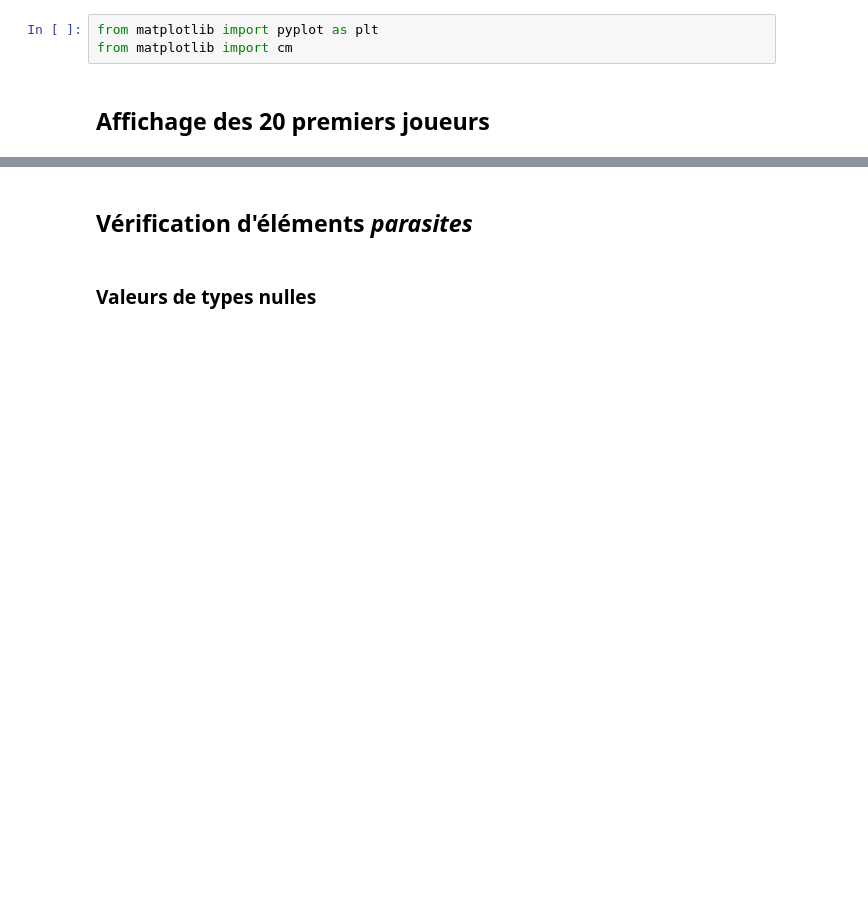
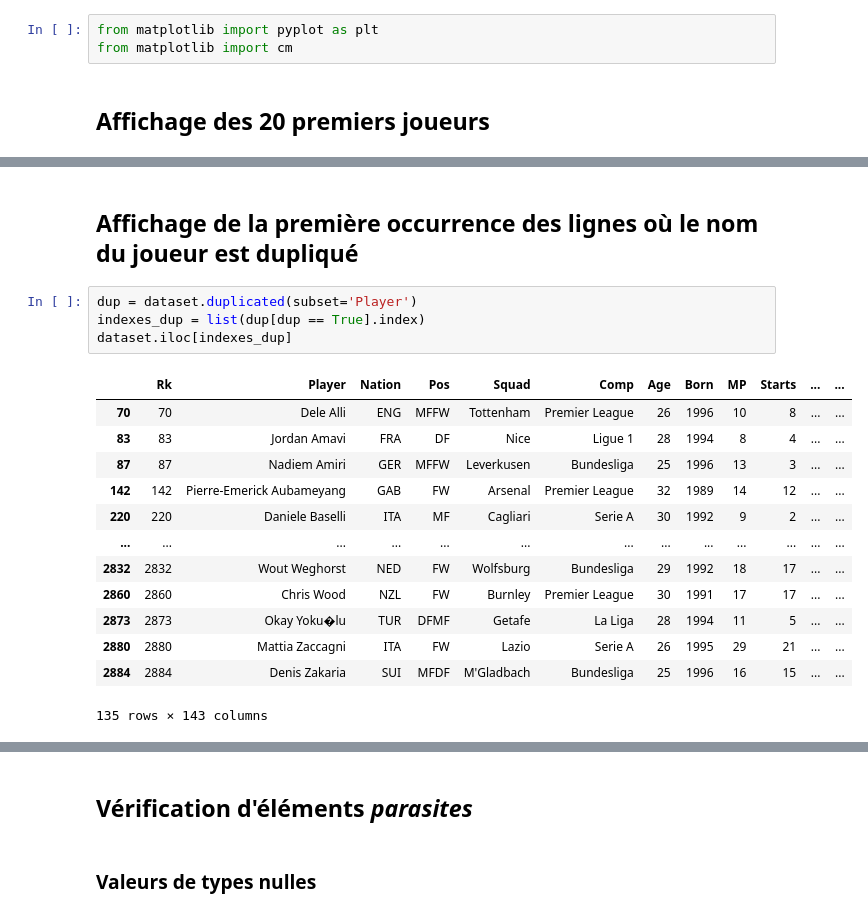
Before and after one commit to ThierryKunda/prediction-ballon-d-or, a Jupyter notebook: introduction.ipynb, the cells around one changed output, grey strips where cells are left out. Saved outputs shown, nothing was run; the diff lists cells and outputs as text; blank space fills up the shorter version.

```diff
--- a/introduction.ipynb
+++ b/introduction.ipynb
@@ -43,2 +37,22 @@ dataset.describe()
 | freq | 1 | 3 | 435 | 942 | 42 | 632 | 243 | 249 | 252 | 396 | ... | ... |
 4 rows × 143 columns
+# %% [markdown]
+## Affichage de la première occurrence des lignes où le nom du joueur est dupliqué
+# %%
+dup = dataset.duplicated(subset='Player')
+indexes_dup = list(dup[dup == True].index)
+dataset.iloc[indexes_dup]
+# %% [output]
+|  | Rk | Player | Nation | Pos | Squad | Comp | Age | Born | MP | Starts | ... | ... |
+| 70 | 70 | Dele Alli | ENG | MFFW | Tottenham | Premier League | 26 | 1996 | 10 | 8 | ... | ... |
+| 83 | 83 | Jordan Amavi | FRA | DF | Nice | Ligue 1 | 28 | 1994 | 8 | 4 | ... | ... |
+| 87 | 87 | Nadiem Amiri | GER | MFFW | Leverkusen | Bundesliga | 25 | 1996 | 13 | 3 | ... | ... |
+| 142 | 142 | Pierre-Emerick Aubameyang | GAB | FW | Arsenal | Premier League | 32 | 1989 | 14 | 12 | ... | ... |
+| 220 | 220 | Daniele Baselli | ITA | MF | Cagliari | Serie A | 30 | 1992 | 9 | 2 | ... | ... |
+| ... | ... | ... | ... | ... | ... | ... | ... | ... | ... | ... | ... | ... |
+| 2832 | 2832 | Wout Weghorst | NED | FW | Wolfsburg | Bundesliga | 29 | 1992 | 18 | 17 | ... | ... |
+| 2860 | 2860 | Chris Wood | NZL | FW | Burnley | Premier League | 30 | 1991 | 17 | 17 | ... | ... |
+| 2873 | 2873 | Okay Yoku�lu | TUR | DFMF | Getafe | La Liga | 28 | 1994 | 11 | 5 | ... | ... |
+| 2880 | 2880 | Mattia Zaccagni | ITA | FW | Lazio | Serie A | 26 | 1995 | 29 | 21 | ... | ... |
+| 2884 | 2884 | Denis Zakaria | SUI | MFDF | M'Gladbach | Bundesliga | 25 | 1996 | 16 | 15 | ... | ... |
+135 rows × 143 columns
```
Also changed, not shown: parts of 8 cells of this notebook.
